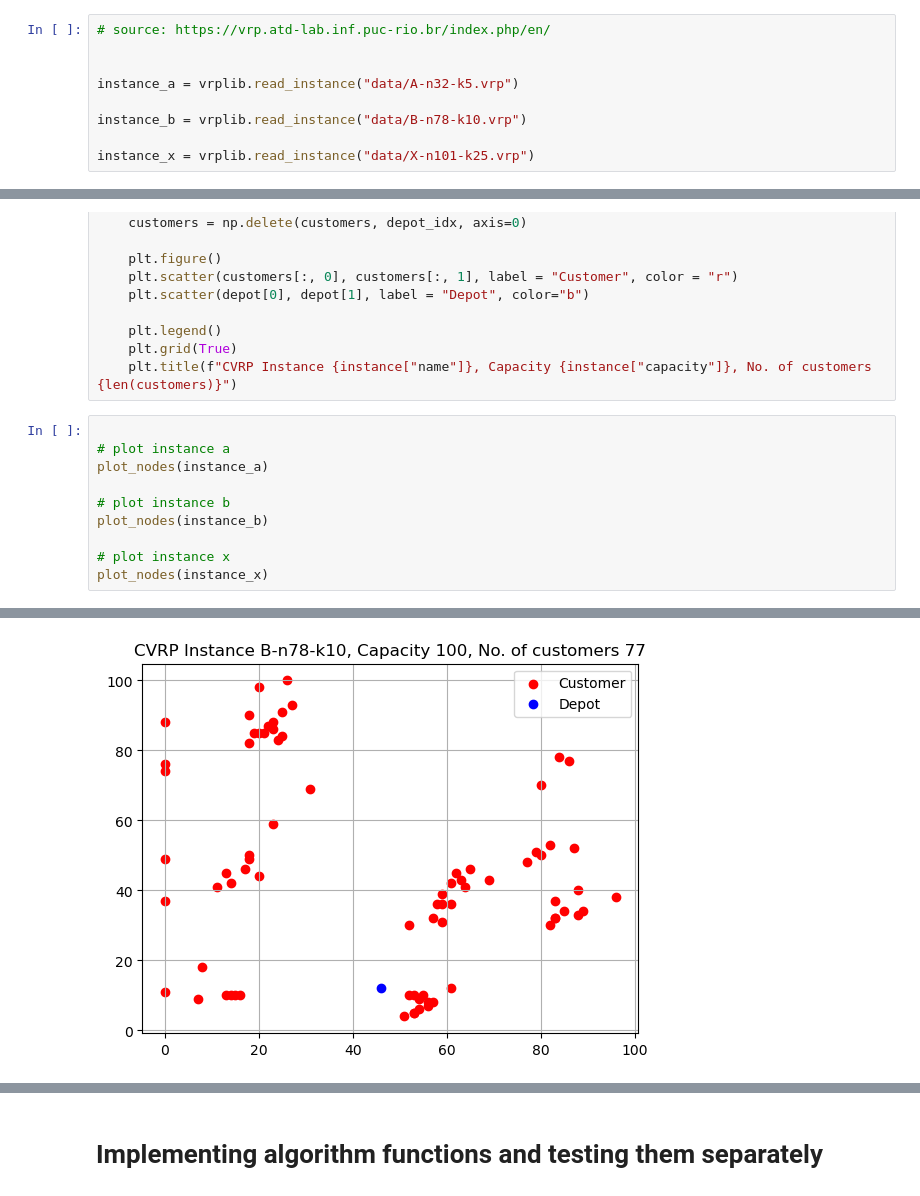
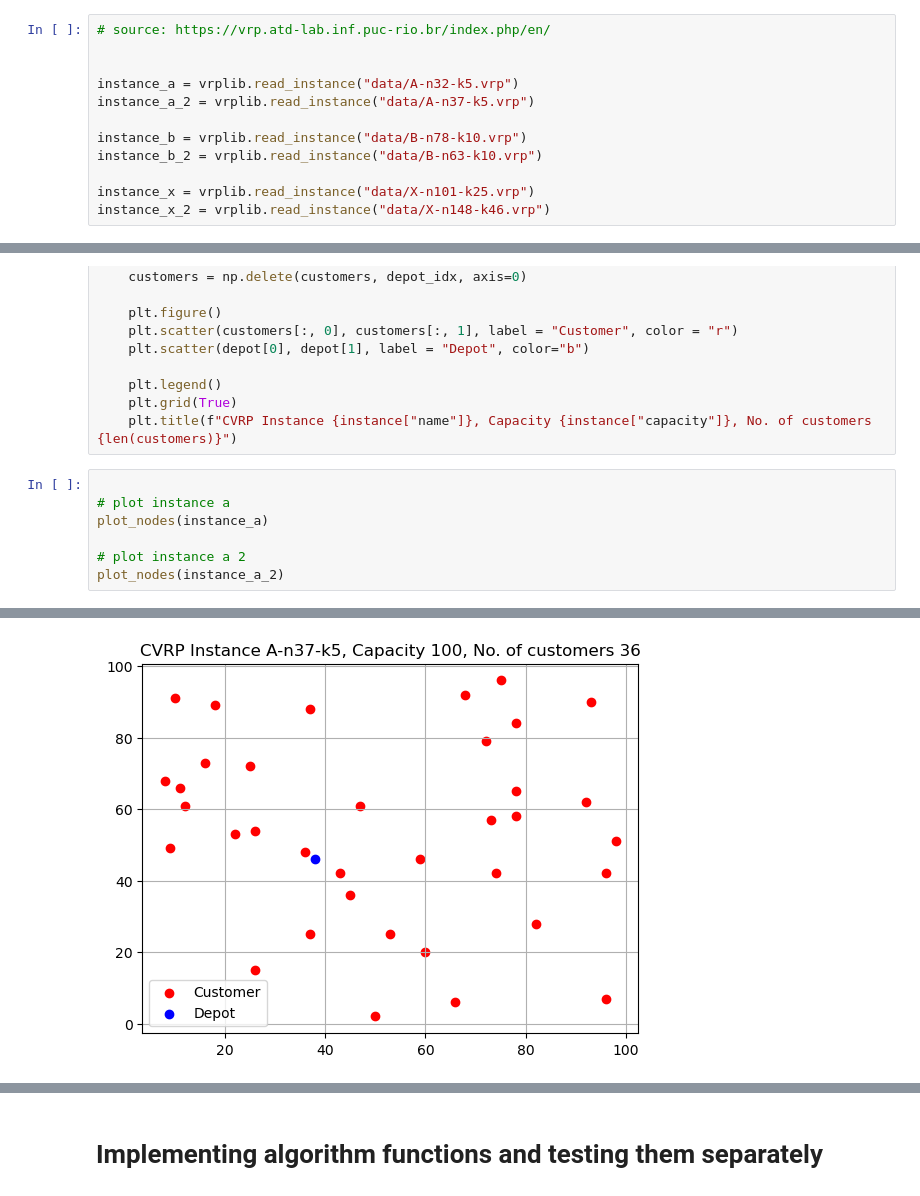
Before and after one commit to emibk/ACIT4160-1-Assignment-2, a Jupyter notebook: NSGA-2.ipynb, the cells around one changed output, grey strips where cells are left out. Drawn from its saved outputs; the diff is of its cells as text.

```diff
--- a/NSGA-2.ipynb
+++ b/NSGA-2.ipynb
@@ -7,10 +7,13 @@ import vrplib
 
 
 instance_a = vrplib.read_instance("data/A-n32-k5.vrp")
+instance_a_2 = vrplib.read_instance("data/A-n37-k5.vrp")
 
 instance_b = vrplib.read_instance("data/B-n78-k10.vrp")
+instance_b_2 = vrplib.read_instance("data/B-n63-k10.vrp")
 
 instance_x = vrplib.read_instance("data/X-n101-k25.vrp")
+instance_x_2 = vrplib.read_instance("data/X-n148-k46.vrp")
 # %%
 instance_a.keys()
 # %% [output]
@@ -43,13 +46,10 @@ def plot_nodes(instance):
 # %%
 
 # plot instance a
 plot_nodes(instance_a)
 
-# plot instance b
-plot_nodes(instance_b)
-
-# plot instance x
-plot_nodes(instance_x)
+# plot instance a 2
+plot_nodes(instance_a_2)
 # %% [output]
 [figure]
-[figure, old version]
+[figure, new version]
```
Also changed, not shown: parts of 89 cells of this notebook, 5 other files.
